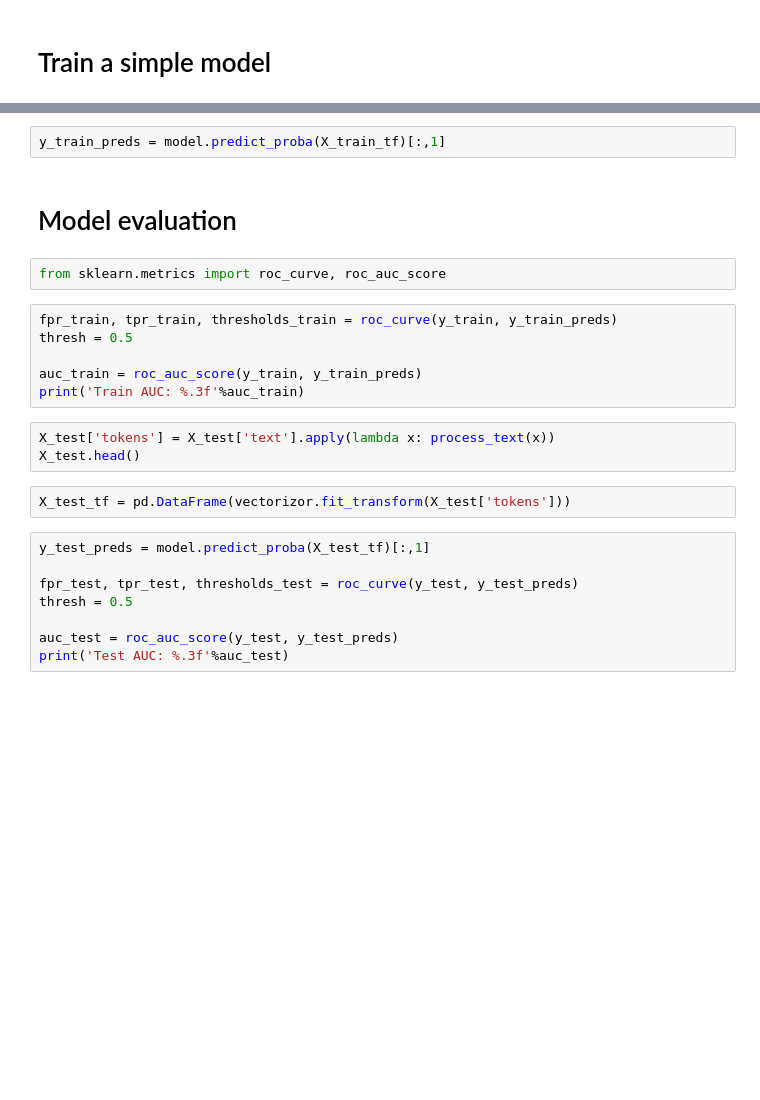
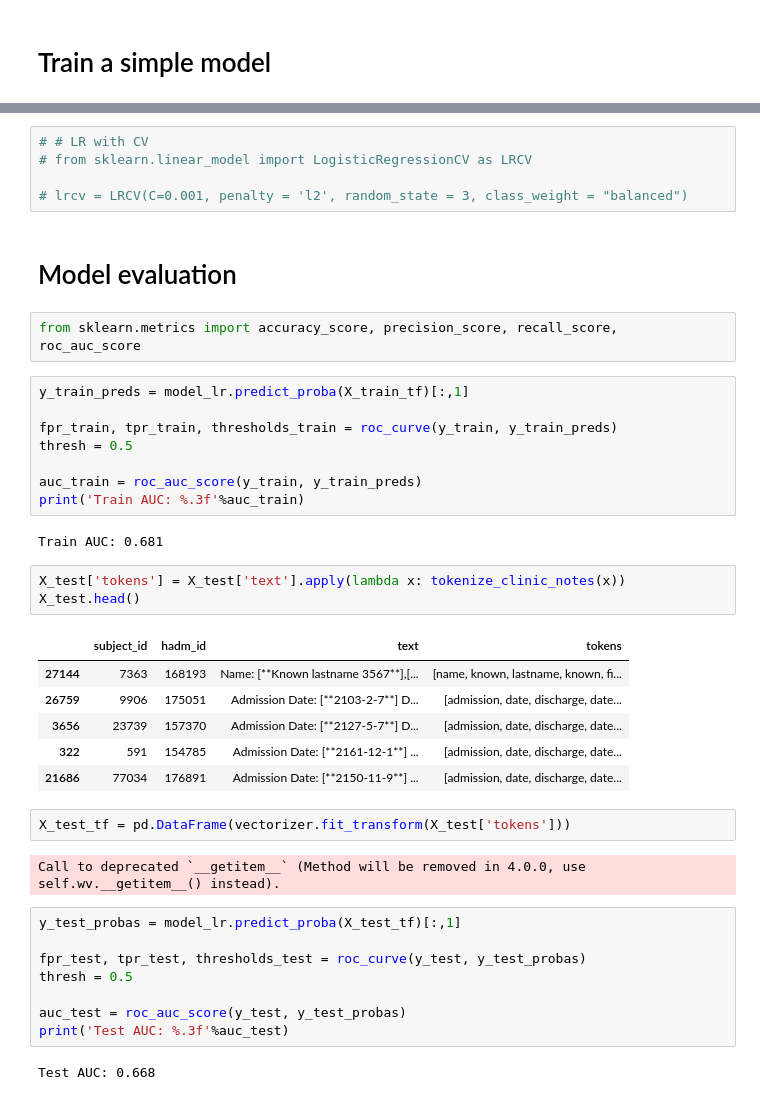
Before and after one commit to mlpaff/MIMIC, a Jupyter notebook: mimic_nlp.ipynb, the cells around one changed output, grey strips where cells are left out. Saved outputs shown, nothing was run; the diff lists cells and outputs as text; blank space fills up the shorter version.

```diff
--- a/mimic_nlp.ipynb
+++ b/mimic_nlp.ipynb
@@ -608,25 +638,43 @@ model = lr
-# %%
-y_train_preds = model.predict_proba(X_train_tf)[:,1]
+# %%
+# # LR with CV
+# from sklearn.linear_model import LogisticRegressionCV as LRCV
+
+# lrcv = LRCV(C=0.001, penalty = 'l2', random_state = 3, class_weight = "balanced")
 # %% [markdown]
 # Model evaluation
 # %%
-from sklearn.metrics import roc_curve, roc_auc_score
+from sklearn.metrics import accuracy_score, precision_score, recall_score, roc_auc_score
 # %%
+y_train_preds = model_lr.predict_proba(X_train_tf)[:,1]
+
 fpr_train, tpr_train, thresholds_train = roc_curve(y_train, y_train_preds)
 thresh = 0.5
 
 auc_train = roc_auc_score(y_train, y_train_preds)
 print('Train AUC: %.3f'%auc_train)
+# %% [output]
+Train AUC: 0.681
 # %%
-X_test['tokens'] = X_test['text'].apply(lambda x: process_text(x))
+X_test['tokens'] = X_test['text'].apply(lambda x: tokenize_clinic_notes(x))
 X_test.head()
+# %% [output]
+|  | subject_id | hadm_id | text | tokens |
+| 27144 | 7363 | 168193 | Name: [**Known lastname 3567**],[... | [name, known, lastname, known, fi... |
+| 26759 | 9906 | 175051 | Admission Date: [**2103-2-7**] D... | [admission, date, discharge, date... |
+| 3656 | 23739 | 157370 | Admission Date: [**2127-5-7**] D... | [admission, date, discharge, date... |
+| 322 | 591 | 154785 | Admission Date: [**2161-12-1**] ... | [admission, date, discharge, date... |
+| 21686 | 77034 | 176891 | Admission Date: [**2150-11-9**] ... | [admission, date, discharge, date... |
 # %%
-X_test_tf = pd.DataFrame(vectorizor.fit_transform(X_test['tokens']))
+X_test_tf = pd.DataFrame(vectorizer.fit_transform(X_test['tokens']))
+# %% [output]
+Call to deprecated `__getitem__` (Method will be removed in 4.0.0, use self.wv.__getitem__() instead).
 # %%
-y_test_preds = model.predict_proba(X_test_tf)[:,1]
+y_test_probas = model_lr.predict_proba(X_test_tf)[:,1]
 
-fpr_test, tpr_test, thresholds_test = roc_curve(y_test, y_test_preds)
+fpr_test, tpr_test, thresholds_test = roc_curve(y_test, y_test_probas)
 thresh = 0.5
 
-auc_test = roc_auc_score(y_test, y_test_preds)
+auc_test = roc_auc_score(y_test, y_test_probas)
 print('Test AUC: %.3f'%auc_test)
+# %% [output]
+Test AUC: 0.668
```
Also changed, not shown: parts of 37 cells of this notebook, 15 other files.
